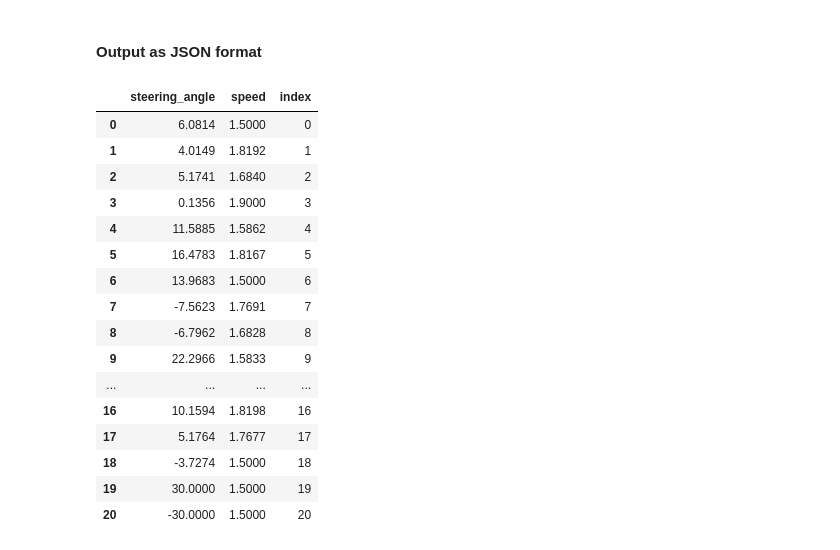
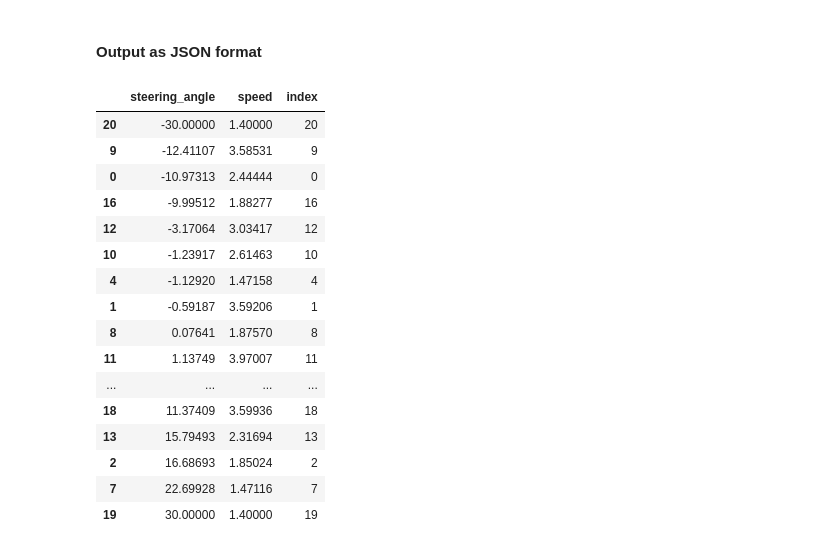
Before and after one commit to nalbam/deepracer-capstone, a Jupyter notebook: RaceLine_Speed_ActionSpace.ipynb, the cells around one changed output. Cells and saved outputs as stored; diff of their text form; code cells hidden in the pictures.

````diff
--- a/RaceLine_Speed_ActionSpace.ipynb
+++ b/RaceLine_Speed_ActionSpace.ipynb
@@ -31,6 +31,21 @@ racing_track = np.load(fpath)
 
 # Convert np array to list and remove last point because it is the same point as the first one
 racing_track = racing_track.tolist()[:-1]
+
+def up_sample(waypoints, factor=5):
+    p = waypoints
+    n = len(p)
+
+    return [
+        [
+            i / factor * p[int((j + 1) % n)][0] + (1 - i / factor) * p[j][0],
+            i / factor * p[int((j + 1) % n)][1] + (1 - i / factor) * p[j][1],
+        ]
+        for j in range(n)
+        for i in range(factor)
+    ]
+
+racing_track = up_sample(racing_track, 1)
 # %% [markdown]
 # Helper functions for Part 1 and Part 2
 # %%
@@ -134,8 +149,8 @@ def dist_2_points(x1, x2, y1, y2):
 - Change ```MIN_SPEED``` and ```MAX_SPEED``` to fit the track and model !
 # %%
 LOOK_AHEAD_POINTS = 5
-MIN_SPEED = 1.5 # min 1.0
-MAX_SPEED = 2.9 # max 4.0
+MIN_SPEED = 1.4 # min 1.0
+MAX_SPEED = 4.0 # max 4.0
 
 # Calculate optimal speed
 velocity = optimal_velocity(track=racing_track,
@@ -329,8 +343,7 @@ from sklearn.cluster import MiniBatchKMeans
 
 # Rescale data with minmax
 minmax_scaler = MinMaxScaler()
-X_minmax = pd.DataFrame(minmax_scaler.fit_transform(X),
-                                           columns=["velocity","steering"])
+X_minmax = pd.DataFrame(minmax_scaler.fit_transform(X), columns=["velocity","steering"])
 
 # KMeans
 # remove 2 actions from KMeans so that low speed & high steering actions can be manually included
@@ -347,10 +360,12 @@ X_centroids = pd.DataFrame(X_minmax_fit.inverse_transform(model.cluster_centers_
 # Add 2 manual actions
 # Reason: When car starts new episode, it does not start on or direction of racing line, so
 # it cannot steer enough to get on racing line
-manual_actions = pd.DataFrame({"velocity":[MIN_SPEED,MIN_SPEED],"steering":[30,-30]})
+manual_actions = pd.DataFrame({"velocity":[MIN_SPEED,MIN_SPEED], "steering":[30,-30]})
 X_centroids = pd.concat([X_centroids,manual_actions], ignore_index=True)
 
 action_space_e = X_centroids.copy()
+
+# action_space_e
 # %%
 ax = sns.scatterplot(data=all_actions, x="steering", y="velocity", alpha=.1)
 ax = sns.scatterplot(data=action_space_e, x="steering", y="velocity")
@@ -364,31 +379,32 @@ ax.invert_xaxis()
 # %%
 # Output JSON format
 action_space_for_json = action_space_e[["steering","velocity"]].copy()
 
-action_space_for_json = action_space_for_json.round(4)
+action_space_for_json = action_space_for_json.round(5)
 action_space_for_json.columns = ["steering_angle","speed"]
 action_space_for_json["index"] = action_space_for_json.index
 json_text = action_space_for_json.to_json(orient="records", lines=False)
 
+action_space_for_json = action_space_for_json.sort_values(by=['steering_angle'], axis=0)
 action_space_for_json
 # %% [output]
 |  | steering_angle | speed | index |
-| 0 | 6.0814 | 1.5000 | 0 |
-| 1 | 4.0149 | 1.8192 | 1 |
-| 2 | 5.1741 | 1.6840 | 2 |
-| 3 | 0.1356 | 1.9000 | 3 |
-| 4 | 11.5885 | 1.5862 | 4 |
-| 5 | 16.4783 | 1.8167 | 5 |
-| 6 | 13.9683 | 1.5000 | 6 |
-| 7 | -7.5623 | 1.7691 | 7 |
-| 8 | -6.7962 | 1.6828 | 8 |
-| 9 | 22.2966 | 1.5833 | 9 |
+| 20 | -30.00000 | 1.40000 | 20 |
+| 9 | -12.41107 | 3.58531 | 9 |
+| 0 | -10.97313 | 2.44444 | 0 |
+| 16 | -9.99512 | 1.88277 | 16 |
+| 12 | -3.17064 | 3.03417 | 12 |
+| 10 | -1.23917 | 2.61463 | 10 |
+| 4 | -1.12920 | 1.47158 | 4 |
+| 1 | -0.59187 | 3.59206 | 1 |
+| 8 | 0.07641 | 1.87570 | 8 |
+| 11 | 1.13749 | 3.97007 | 11 |
 | ... | ... | ... | ... |
-| 16 | 10.1594 | 1.8198 | 16 |
-| 17 | 5.1764 | 1.7677 | 17 |
-| 18 | -3.7274 | 1.5000 | 18 |
-| 19 | 30.0000 | 1.5000 | 19 |
-| 20 | -30.0000 | 1.5000 | 20 |
+| 18 | 11.37409 | 3.59936 | 18 |
+| 13 | 15.79493 | 2.31694 | 13 |
+| 2 | 16.68693 | 1.85024 | 2 |
+| 7 | 22.69928 | 1.47116 | 7 |
+| 19 | 30.00000 | 1.40000 | 19 |
 # %%
 with open(f'./outputs/{TRACK_NAME}.json', 'w') as f:
     f.write(json_text)
````
Also changed, not shown: parts of 9 cells of this notebook.
